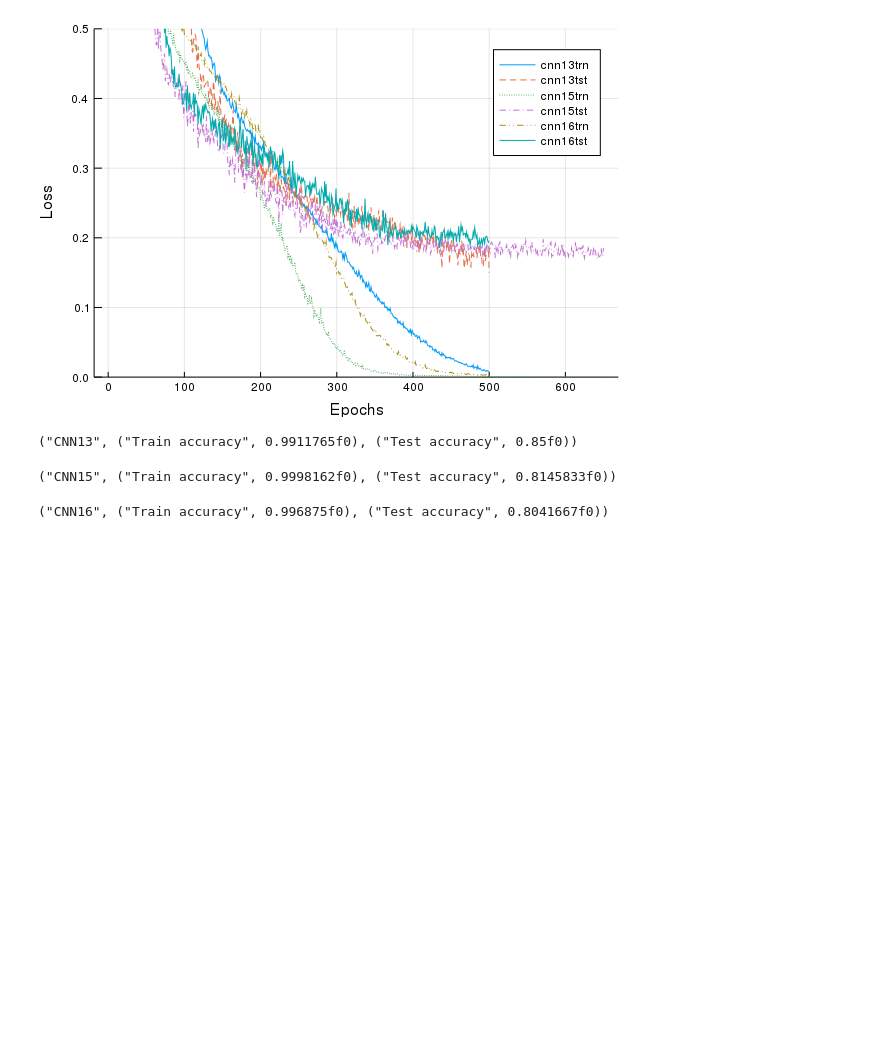
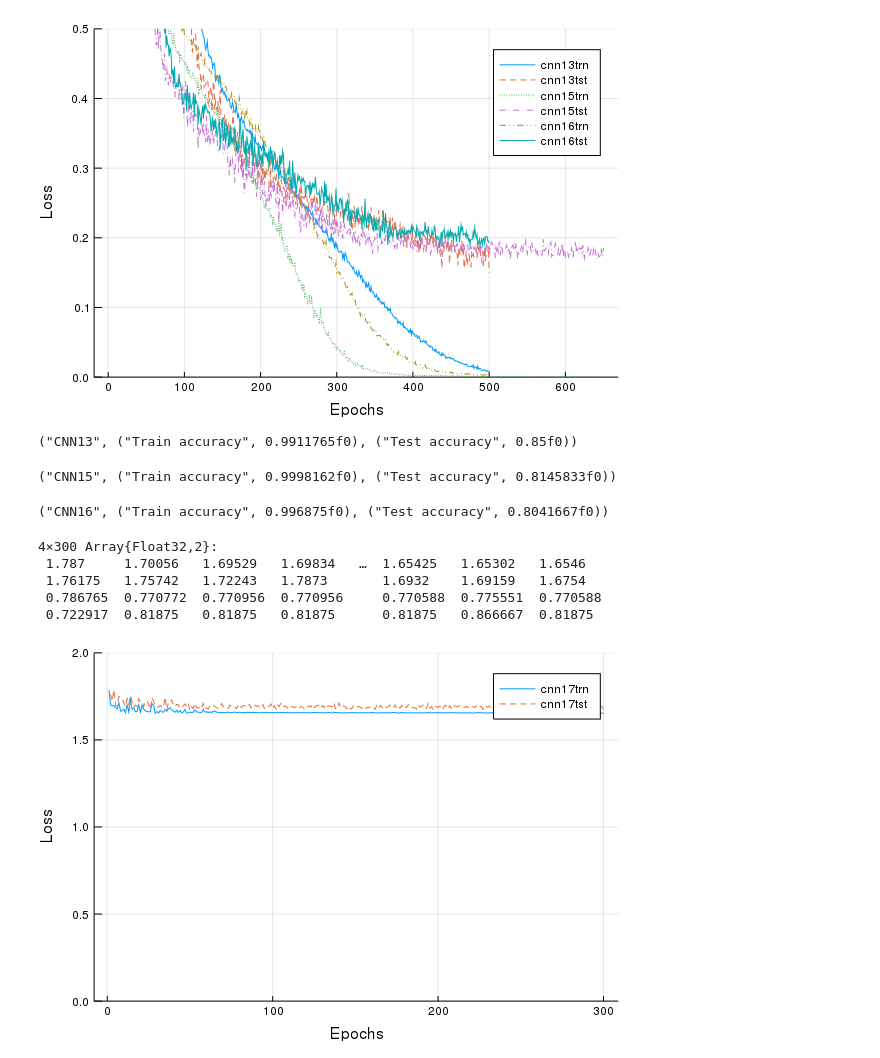
Before and after one commit to alabrashJr/DCNN-Julia, a Jupyter notebook: DCNN-lastModel .ipynb, the cells around one changed output. Saved outputs shown, nothing was run; the diff lists cells and outputs as text; code cells hidden in the pictures; blank space fills up the shorter version.

Commit message:
add adadelta models

```diff
--- a/DCNN-lastModel .ipynb
+++ b/DCNN-lastModel .ipynb
@@ -95,0 +101,15 @@ plot([cnn13[3,:],cnn13[4,:],cnn15[3,:],cnn15[4,:],cnn16[3,:],cnn16[4,:]],ylim=(0
+# %%
+cnn17
+# %% [output]
+4×300 Array{Float32,2}:
+ 1.787     1.70056   1.69529   1.69834   …  1.65425   1.65302   1.6546
+ 1.76175   1.75742   1.72243   1.7873       1.6932    1.69159   1.6754
+ 0.786765  0.770772  0.770956  0.770956     0.770588  0.775551  0.770588
+ 0.722917  0.81875   0.81875   0.81875      0.81875   0.866667  0.81875
+# %%
+cnn17=Knet.load("models/dcnn9_1.jld2","results");
+#dcnn6 λ1=4f-3 lr=0.95 ep=300 dropout=0.7,0.5
+plot([cnn17[1,:],cnn17[2,:]],ylim=(0.0,2.0),
+     labels=[:cnn17trn :cnn17tst],xlabel="Epochs",ylabel="Loss")
+# %% [output]
+[figure, added]
```
Also changed, not shown: parts of 8 cells of this notebook.
